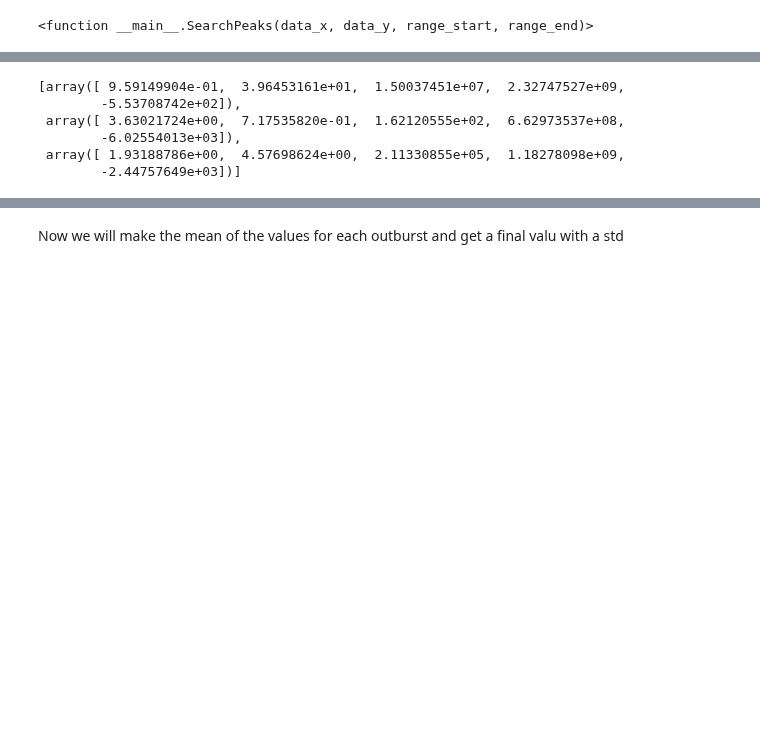
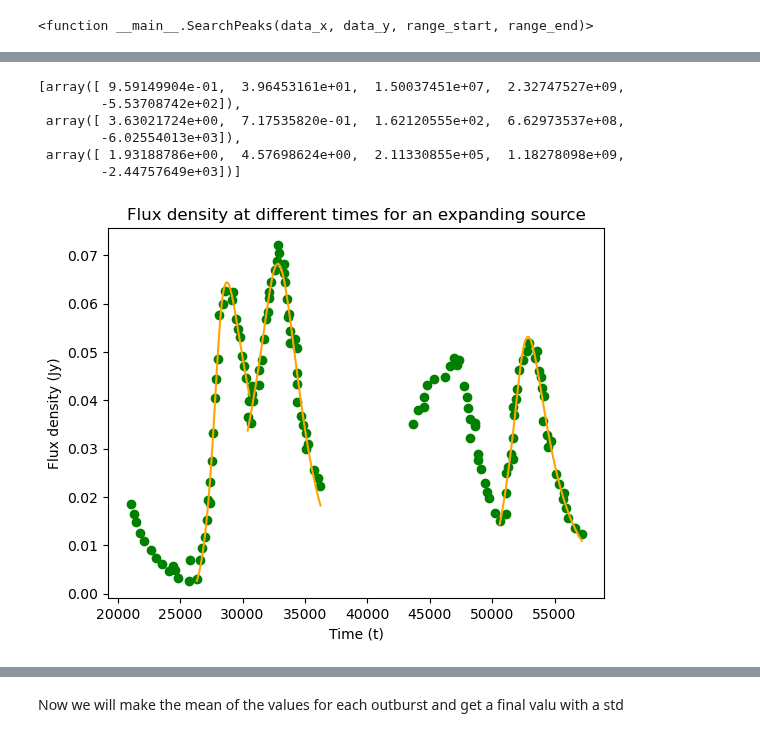
Before and after one commit to Camachoadri/JAEICU2024, a Jupyter notebook: Blob emission in GRS 1915+105/Blob emission in GRS 1915+105-07-03-24.ipynb, the cells around one changed output, grey strips where cells are left out. Cells and saved outputs as stored; diff of their text form; code cells hidden in the pictures; blank space fills up the shorter version.

```diff
--- a/Blob emission in GRS 1915+105/Blob emission in GRS 1915+105-07-03-24.ipynb
+++ b/Blob emission in GRS 1915+105/Blob emission in GRS 1915+105-07-03-24.ipynb
@@ -592,17 +606,24 @@ cm2_fit
 # %%
 time=cm3['UT time (hours)'].to(u.s).value
 FluxDens= cm3['Flux density (mJy)'].to(u.Jy).value
 peaks= [[14,39], [39,78], [103, 137]]
+plt.scatter(time , FluxDens, c='green')
+
+plt.xlabel(f"Time (t)")
+plt.ylabel(f'Flux density (Jy)')
+plt.title('Flux density at different times for an expanding source')
+
 frequency= wavelenghttofreq(3.6*u.cm).to(u.Hz).value
 cm3_fit=VanDerLaanFit(time, FluxDens, peaks, p, B0, 0, N0, speed, frequency, d, r0, 1.)
 cm3_fit
 # %% [output]
 [array([ 9.59149904e-01,  3.96453161e+01,  1.50037451e+07,  2.32747527e+09,
         -5.53708742e+02]),
  array([ 3.63021724e+00,  7.17535820e-01,  1.62120555e+02,  6.62973537e+08,
         -6.02554013e+03]),
  array([ 1.93188786e+00,  4.57698624e+00,  2.11330855e+05,  1.18278098e+09,
         -2.44757649e+03])]
+[figure, added]
 # %%
 time=cm6['UT time (hours)'].to(u.s).value
 FluxDens= cm6['Flux density (mJy)'].to(u.Jy).value
```
Also changed, not shown: parts of 4 cells of this notebook.
